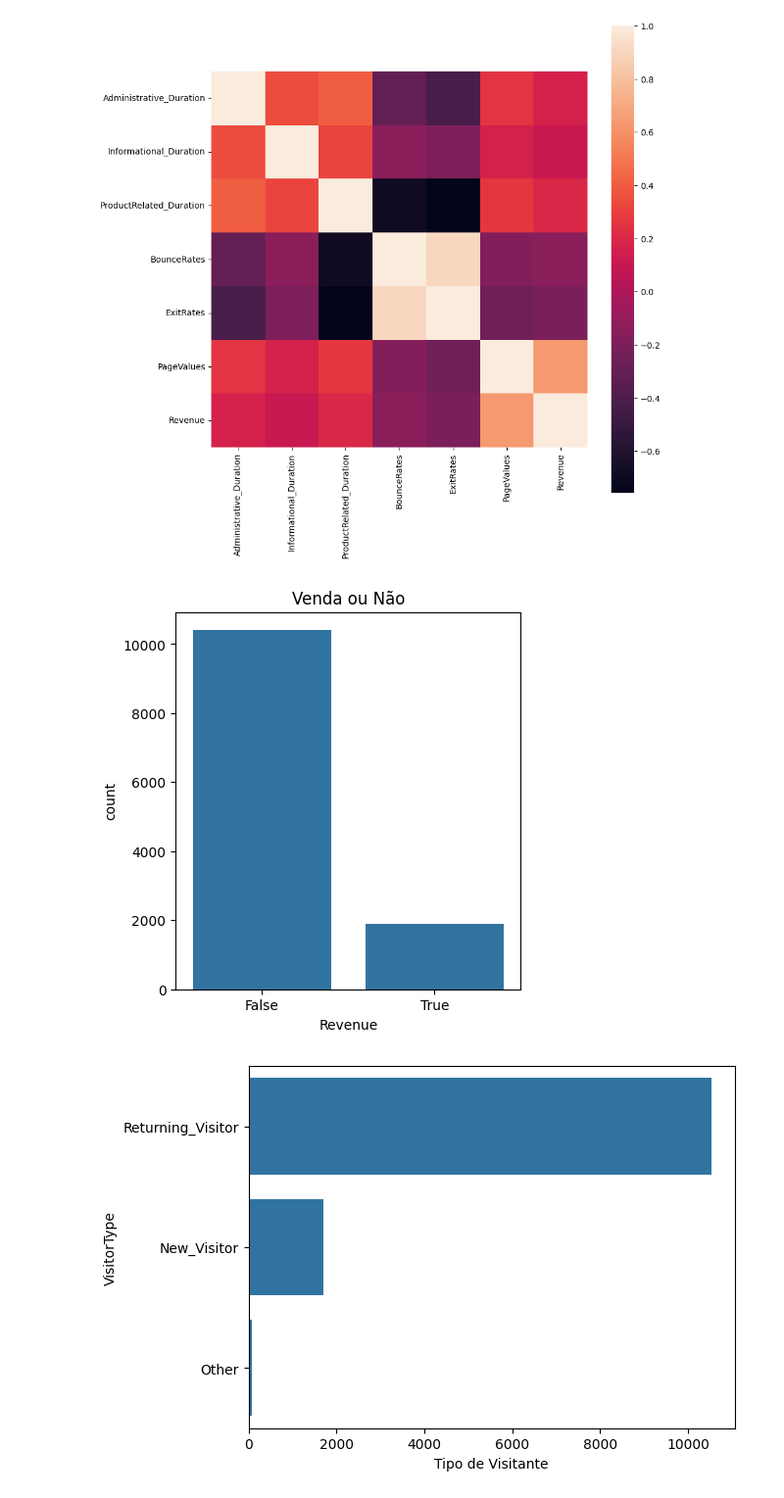
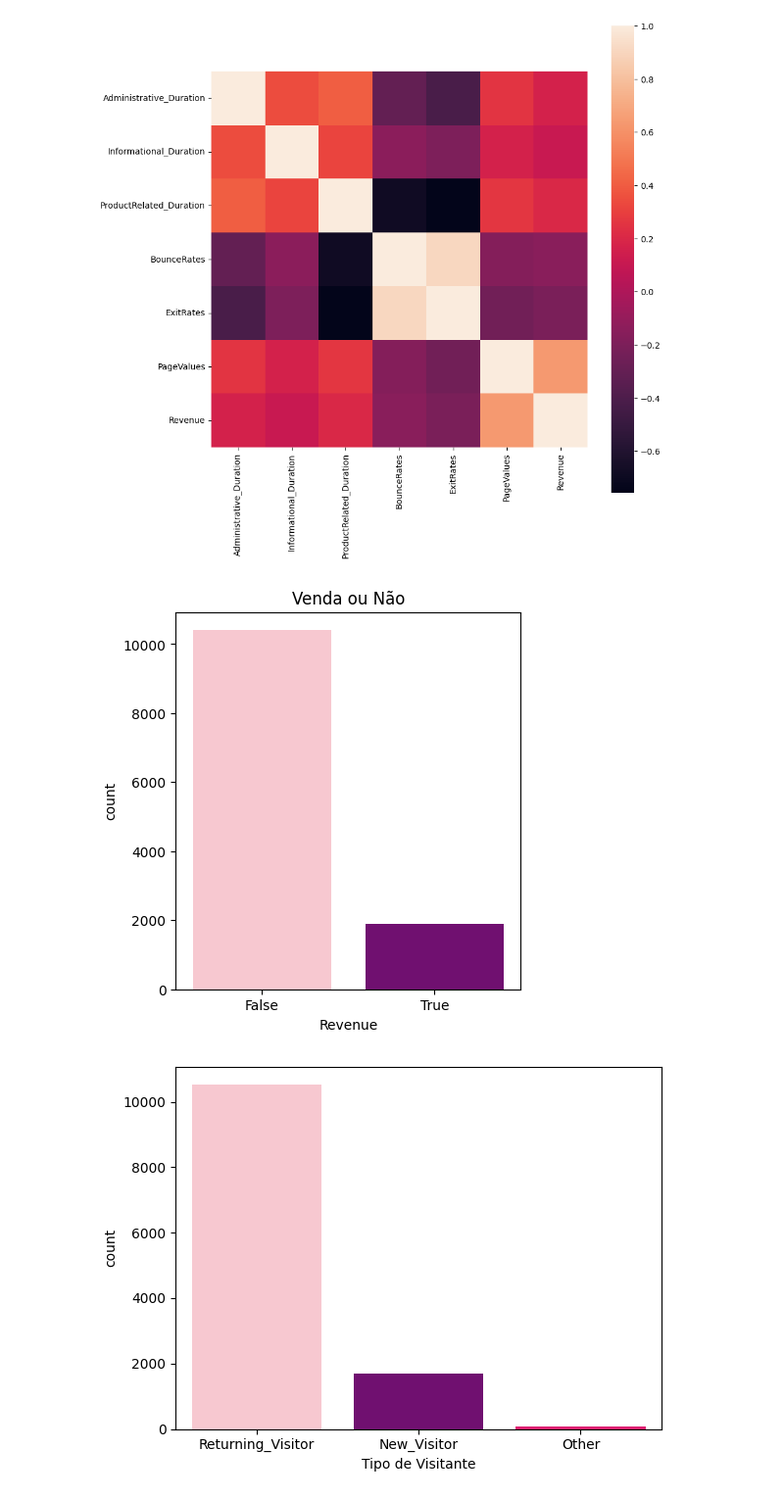
Before and after one commit to isabellimrqs/sales-predict-ai, a Jupyter notebook: ecommerce.ipynb, the cells around one changed output. Shown: that part at 98% size. Cells and saved outputs as stored; diff of their text form; code cells hidden in the pictures.

```diff
--- a/ecommerce.ipynb
+++ b/ecommerce.ipynb
@@ -193,13 +195,13 @@ plt.figure(figsize=(10, 5))
 
 plt.subplot(1, 2, 2)
 plt.title("Venda ou Não")
-sns.countplot(x=df['Revenue'])
+sns.countplot(x=df['Revenue'],  palette={"False": "pink", "True": "purple"})
 plt.show()
 # %% [output]
-[figure, old version]
+[figure, new version]
 # %%
 plt.xlabel("Tipo de Visitante")
-sns.countplot(df['VisitorType'])
+sns.countplot(x=df['VisitorType'], palette={"Returning_Visitor": "pink", "New_Visitor": "purple", "Other": "#ff006e"})
 plt.show()
 # %% [output]
-[figure, old version]
+[figure, new version]
```
Also changed, not shown: parts of 65 cells of this notebook.
